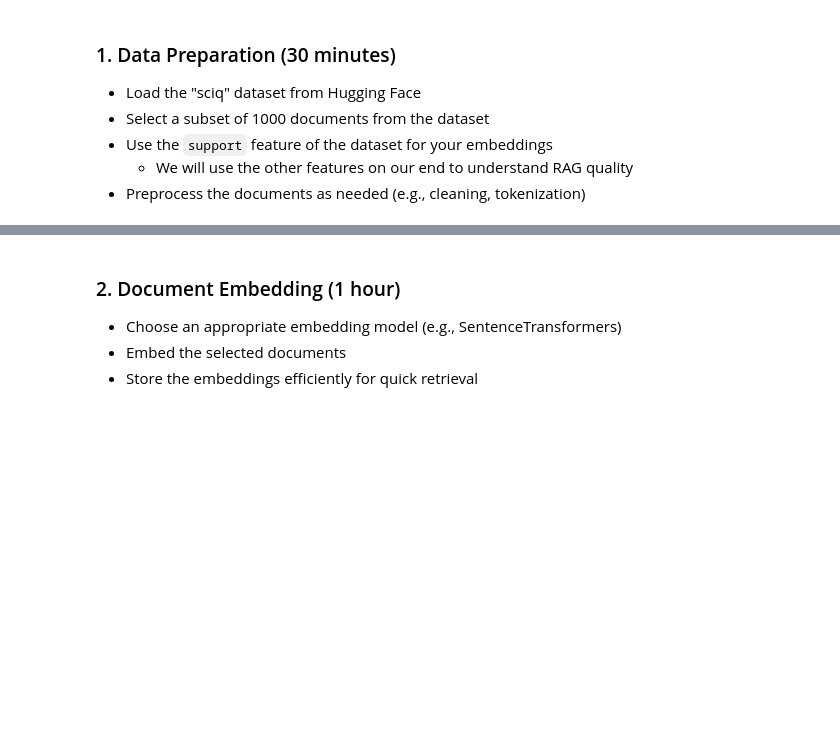
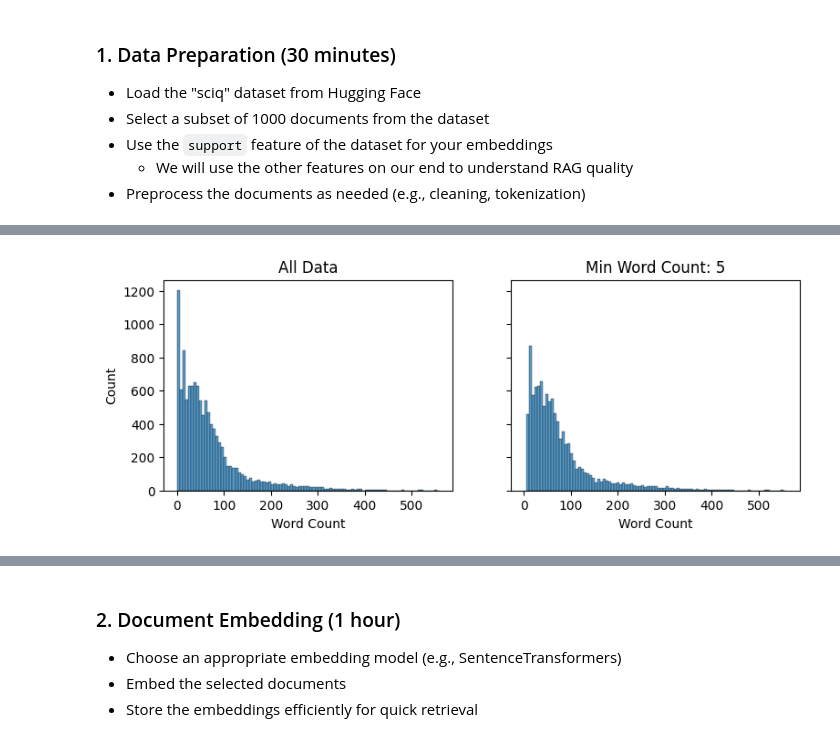
Before and after one commit to sievertsm/SchoolAI-CodeChallenge, a Jupyter notebook: AI-Engineer-Code-Challenge.ipynb, the cells around one changed output, grey strips where cells are left out. Saved outputs shown, nothing was run; the diff lists cells and outputs as text; code cells hidden in the pictures; blank space fills up the shorter version.

Commit message:
added data preparation

```diff
--- a/AI-Engineer-Code-Challenge.ipynb
+++ b/AI-Engineer-Code-Challenge.ipynb
@@ -24,0 +33,9 @@ Develop a simple question-answering system using a Retrieval-Augmented Generatio
+# %%
+# load the "sciq" dataset from Hugging Face
+ds = load_dataset("allenai/sciq") # load the dataset
+ds_train = ds["train"] # subset the training set
+
+# create dataframe for data manipulation
+df = pd.DataFrame(ds_train)
+print(df.shape)
+df.head()
@@ -24,0 +61,35 @@ Develop a simple question-answering system using a Retrieval-Augmented Generatio
+# %%
+def clean_text(text):
+    """
+    """
+    # remove links
+    text = re.sub(r"http\S+", "", text) # https://stackoverflow.com/questions/11331982/how-to-remove-any-url-within-a-string-in-python
+
+    return text
+# %%
+# apply the clean text function
+df["support-clean"] = df["support"].apply(clean_text)
+
+# investigate word count (split on whitespace)
+df["word_count"] = df["support-clean"].apply(lambda x: len(x.split()))
+# %%
+# visualize word count distribution
+
+# set minimum word count
+min_word_count = 5
+# min_word_count = 15
+
+# create figure
+fig, ax = plt.subplots(ncols=2, figsize=(9, 3), sharex=True, sharey=True)
+# plot histograms
+sns.histplot(df["word_count"], ax=ax[0])
+sns.histplot(df[df["word_count"]>=min_word_count]["word_count"], ax=ax[1])
+# add titles/labels
+titles = ["All Data", f"Min Word Count: {min_word_count}"]
+for i, t in enumerate(titles):
+    ax[i].set_title(t)
+    ax[i].set_xlabel("Word Count")
+
+plt.show()
+# %% [output]
+[figure, added]
```
Also changed, not shown: parts of 8 cells of this notebook, 1 other file.
